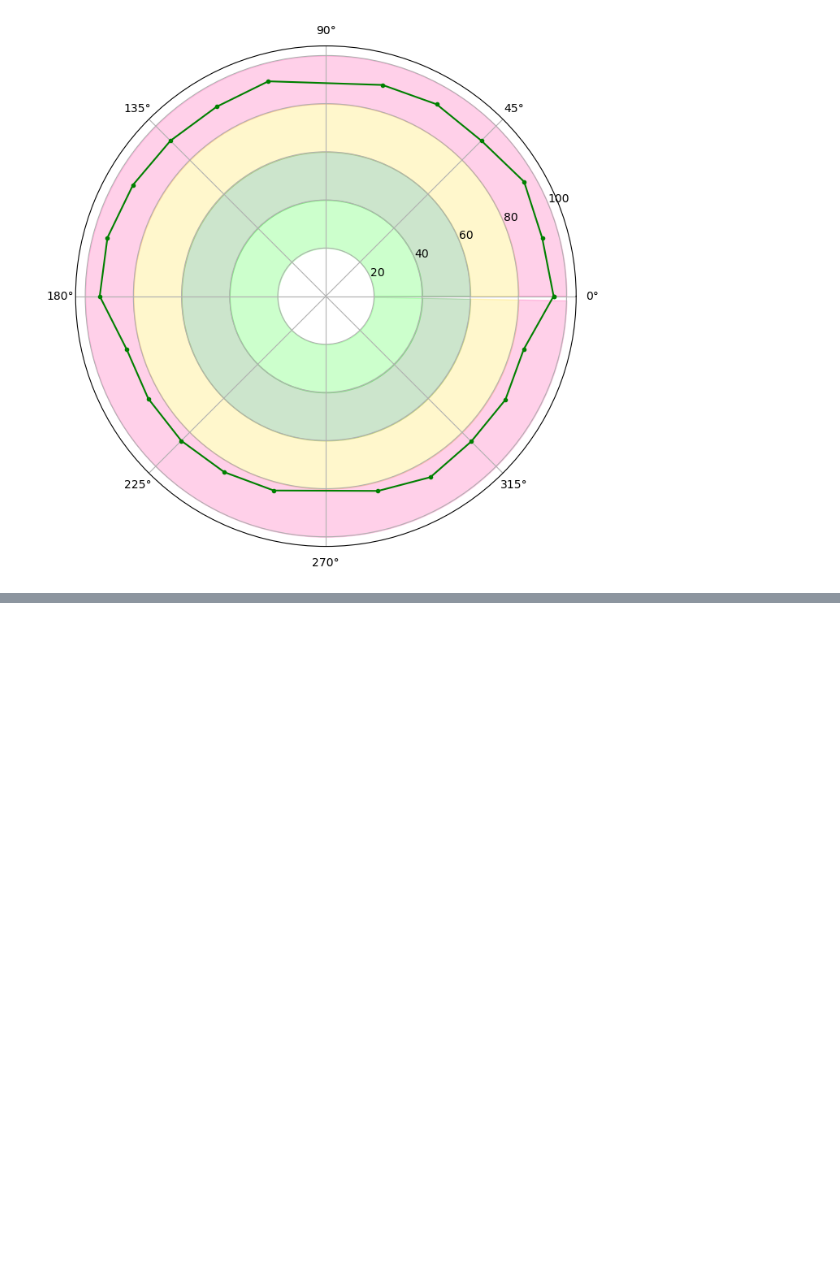
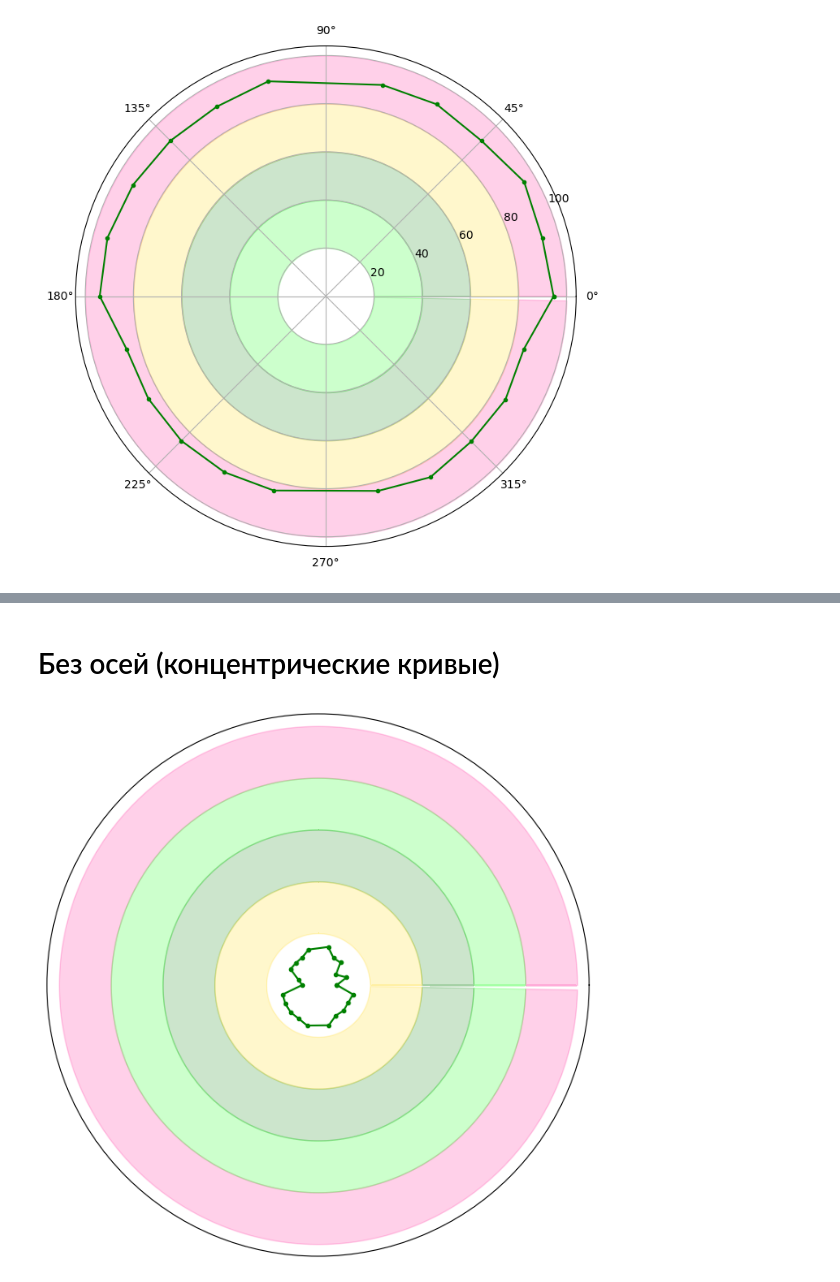
Before and after one commit to catauggie/first-expirience, a Jupyter notebook: Работа с полярными координатами.ipynb, the cells around one changed output, grey strips where cells are left out. Cells and saved outputs as stored; diff of their text form; code cells hidden in the pictures; blank space fills up the shorter version.

```diff
--- a/Работа с полярными координатами.ipynb
+++ b/Работа с полярными координатами.ipynb
@@ -177,0 +185,30 @@ plt.show()
+# %% [markdown]
+# Без осей (концентрические кривые)
+# %%
+import matplotlib.pyplot as plt
+
+plt.figure(figsize=(8, 8))
+plt.axes(projection = 'polar')
+
+ax = plt.gca()
+ax.axes.xaxis.set_visible(False)
+ax.axes.yaxis.set_visible(False)
+
+# creating an array
+# containing the radian values
+radians = list((df_sorted['Порядок']-1)* 2 *np.pi/24)
+azims = list(100-df_sorted['av1'])
+
+radians.append(radians[0])
+azims.append(azims[0])
+plt.polar(radians, azims, 'g.', linestyle='-')
+
+theta = np.arange(0, 2, 1./180)*np.pi
+plt.fill_between(theta, 80, 100, alpha=0.2, color='#FF1493')
+plt.fill_between(theta, 60, 80, alpha=0.2, color='#00FF00')
+plt.fill_between(theta, 40, 60, alpha=0.2, color='#008000')
+plt.fill_between(theta, 20, 40, alpha=0.2, color='#FFD700')
+    # display the polar plot
+plt.show()
+# %% [output]
+[figure, added]
```
Also changed, not shown: parts of 12 cells of this notebook.
